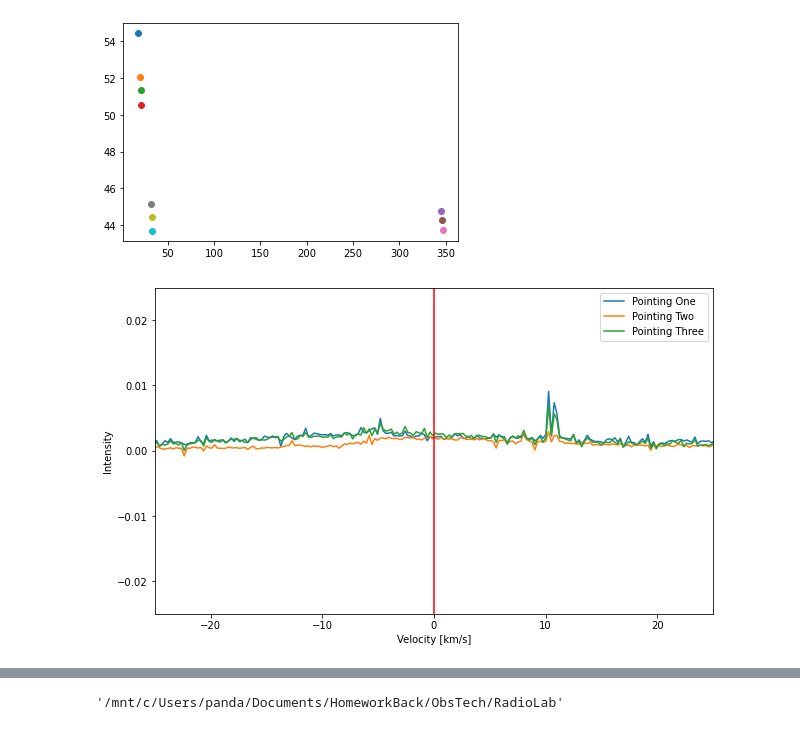
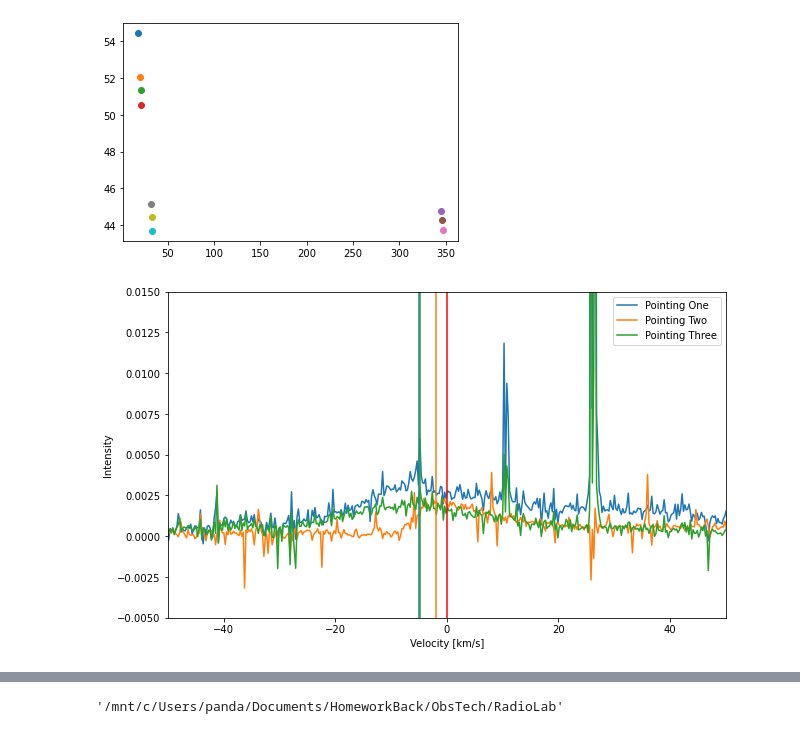
Before and after one commit to SpacialTree/HomeworkBack, a Jupyter notebook: ObsTech/RadioLab/RadioLabReport.ipynb, the cells around one changed output, grey strips where cells are left out. Saved outputs shown, nothing was run; the diff lists cells and outputs as text; code cells hidden in the pictures.

```diff
--- a/ObsTech/RadioLab/RadioLabReport.ipynb
+++ b/ObsTech/RadioLab/RadioLabReport.ipynb
@@ -209,22 +209,26 @@ for co in coords:
 # %%
 plt.figure(figsize=(10,6))
 zen = dat0['fsw_pow']#*(dat0['fsw_pow'] < 0.002)*(dat0['fsw_pow'] > -0.002)
 
 plt.plot((table.Table.read(dd)['freq1']*u.Hz).to(u.km / u.s, equivalencies=freq_to_vel), np.sum(data_gal1, axis=0)-zen, label='Pointing One')
 
 plt.plot((table.Table.read(dd)['freq1']*u.Hz).to(u.km / u.s, equivalencies=freq_to_vel), np.sum(data_gal2, axis=0)-zen, label='Pointing Two')
 
 plt.plot((table.Table.read(dd)['freq1']*u.Hz).to(u.km / u.s, equivalencies=freq_to_vel), np.sum(data_gal3, axis=0)-zen, label='Pointing Three')
 # u.km / u.s, equivalencies=freq_to_vel
 plt.axvline(0, color='red')
 #plt.axvline(1420.405751)#*u.MHz)
 #plt.axvline(27, color='k')
-plt.ylim(-0.025, 0.025)
+plt.axvline(-4.9, color='tab:blue')
+plt.axvline(-2, color='tab:orange')
+plt.axvline(-4.8, color='tab:green')
+plt.ylim(-0.005, 0.015)
+#plt.ylim(-0.001, 0.006)
 plt.legend()
 plt.xlabel('Velocity [km/s]')
 plt.ylabel('Intensity')
-plt.xlim(-25, 25)
+plt.xlim(-50, 50)
 #plt.plot((table.Table.read(dd)['freq1']*u.Hz).to(u.km / u.s, equivalencies=freq_to_vel), dat0['fsw_pow']*(dat0['fsw_pow'] < 0.005)*(dat0['fsw_pow'] > -0.005))
 plt.savefig('/mnt/c/Users/panda/Documents/HomeworkBack/ObsTech/RadioLab/radiospectra.pdf')
 # %% [output]
-[figure, old version]
+[figure, new version]
```
Also changed, not shown: parts of 8 cells of this notebook, 5 other files.
